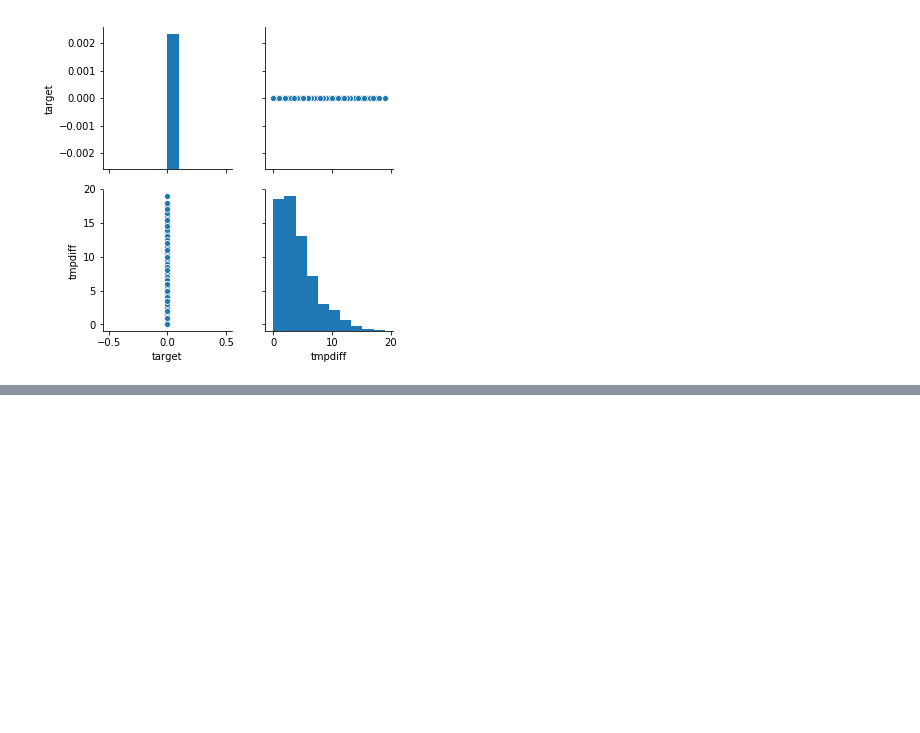
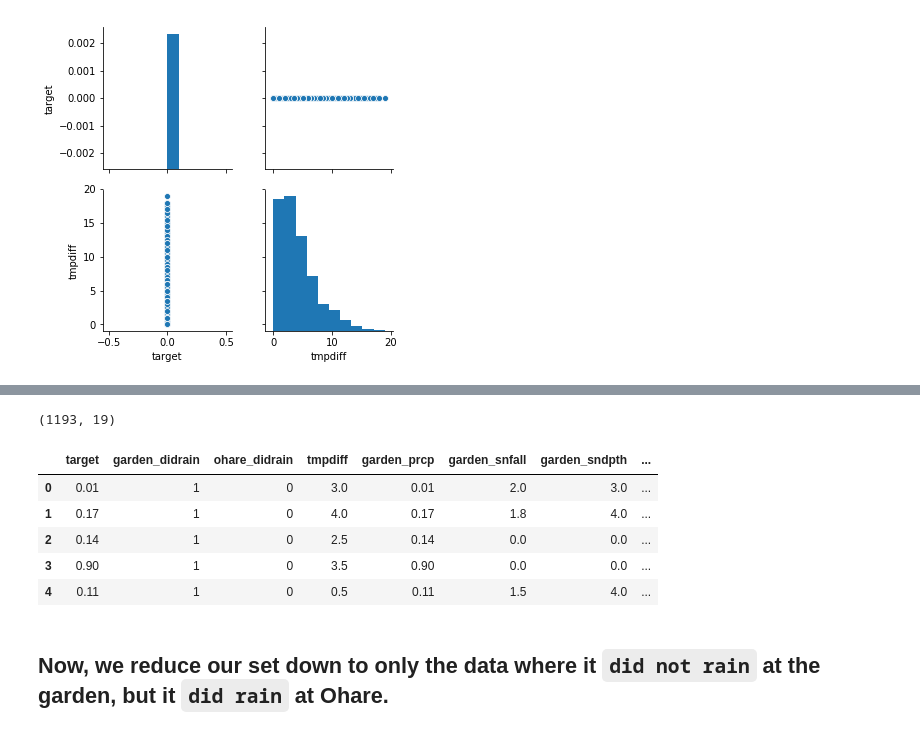
Before and after one commit to BlakeWallace/Lake_Michigan_Influences, a Jupyter notebook: 4_EDA_and_analysis_of_everything.ipynb, the cells around one changed output, grey strips where cells are left out. Saved outputs shown, nothing was run; the diff lists cells and outputs as text; code cells hidden in the pictures; blank space fills up the shorter version.

```diff
--- a/4_EDA_and_analysis_of_everything.ipynb
+++ b/4_EDA_and_analysis_of_everything.ipynb
@@ -1106,0 +1163,14 @@ sns.pairplot(data[['target', 'tmpdiff']]);
+# %%
+ohareRain = pd.read_csv('data/merged/garden_ohare_lake/jan011995_dec312018_uncorrelated_ohareRain_gardenNotRain.csv')
+print(ohareRain.shape)
+ohareRain.head()
+# %% [output]
+(1193, 19)
+|  | target | garden_didrain | ohare_didrain | tmpdiff | garden_prcp | garden_snfall | garden_sndpth | ... |
+| 0 | 0.01 | 1 | 0 | 3.0 | 0.01 | 2.0 | 3.0 | ... |
+| 1 | 0.17 | 1 | 0 | 4.0 | 0.17 | 1.8 | 4.0 | ... |
+| 2 | 0.14 | 1 | 0 | 2.5 | 0.14 | 0.0 | 0.0 | ... |
+| 3 | 0.90 | 1 | 0 | 3.5 | 0.90 | 0.0 | 0.0 | ... |
+| 4 | 0.11 | 1 | 0 | 0.5 | 0.11 | 1.5 | 4.0 | ... |
+# %% [markdown]
+## Now, we reduce our set down to only the data where it `did not rain` at the garden, but it `did rain` at Ohare.
```
Also changed, not shown: parts of 9 cells of this notebook, 11 other files.
